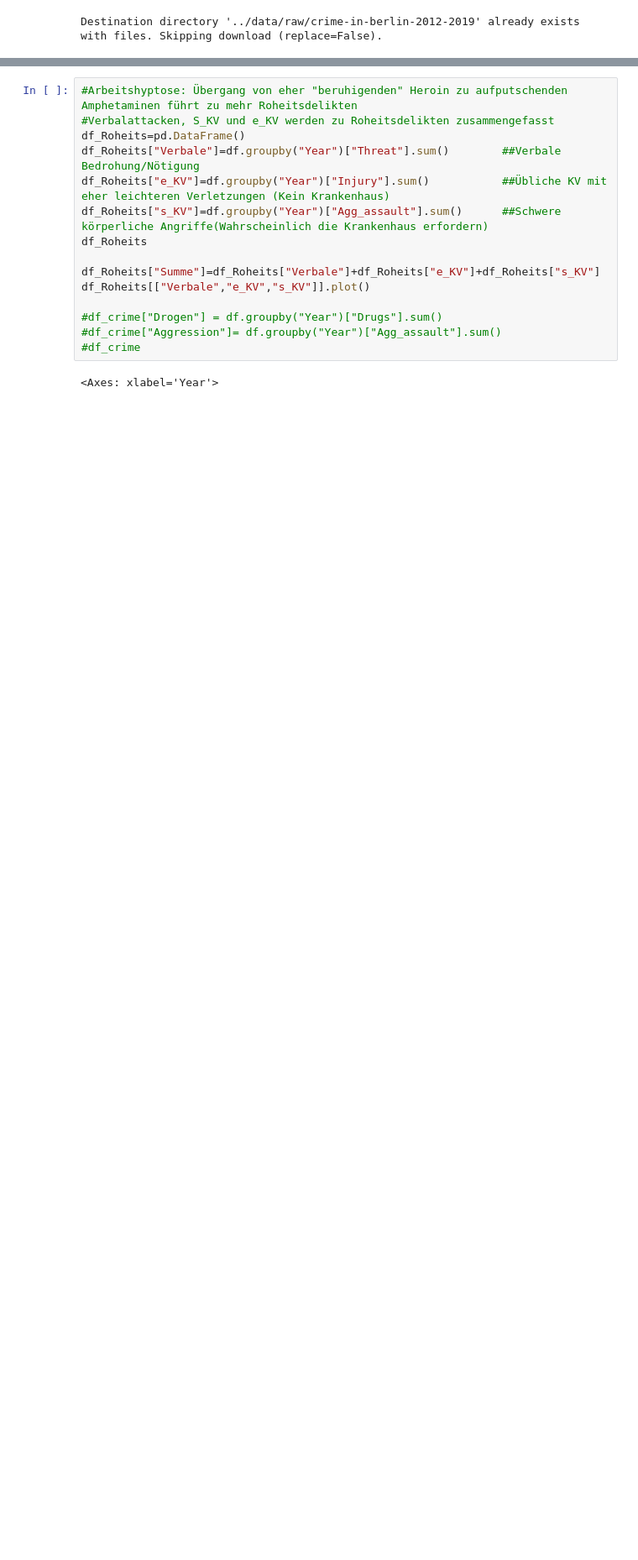
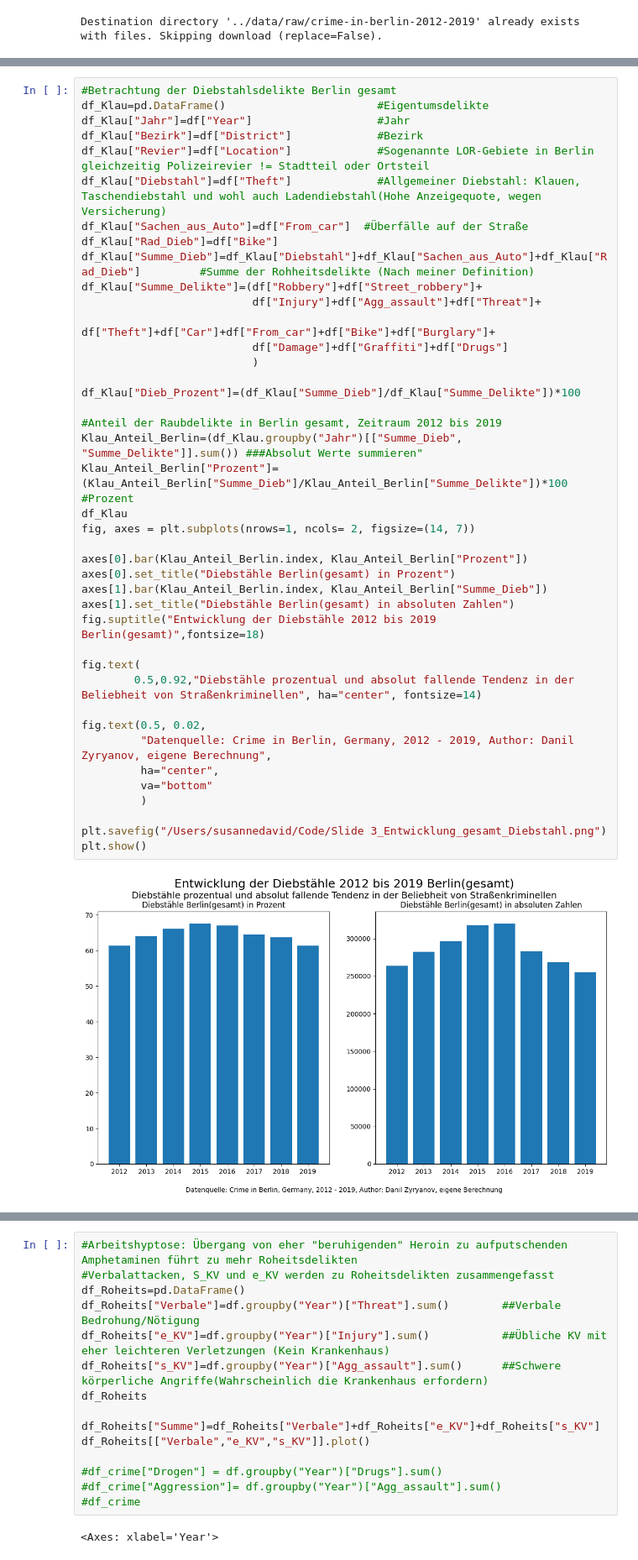
Before and after one commit to bytewalker1972-ux/Portfolio, a Jupyter notebook: notebooks/01_exploration.ipynb, the cells around one changed output, grey strips where cells are left out. Shown at 84% size. Drawn from its saved outputs; the diff is of its cells as text; blank space fills up the shorter version.

```diff
--- a/notebooks/01_exploration.ipynb
+++ b/notebooks/01_exploration.ipynb
@@ -36,0 +190,43 @@ df.tail()
+# %%
+#Betrachtung der Diebstahlsdelikte Berlin gesamt
+df_Klau=pd.DataFrame()                       #Eigentumsdelikte
+df_Klau["Jahr"]=df["Year"]                   #Jahr
+df_Klau["Bezirk"]=df["District"]             #Bezirk
+df_Klau["Revier"]=df["Location"]             #Sogenannte LOR-Gebiete in Berlin gleichzeitig Polizeirevier != Stadtteil oder Ortsteil
+df_Klau["Diebstahl"]=df["Theft"]             #Allgemeiner Diebstahl: Klauen, Taschendiebstahl und wohl auch Ladendiebstahl(Hohe Anzeigequote, wegen Versicherung)
+df_Klau["Sachen_aus_Auto"]=df["From_car"]  #Überfälle auf der Straße
+df_Klau["Rad_Dieb"]=df["Bike"]
+df_Klau["Summe_Dieb"]=df_Klau["Diebstahl"]+df_Klau["Sachen_aus_Auto"]+df_Klau["Rad_Dieb"]         #Summe der Rohheitsdelikte (Nach meiner Definition)
+df_Klau["Summe_Delikte"]=(df["Robbery"]+df["Street_robbery"]+
+                          df["Injury"]+df["Agg_assault"]+df["Threat"]+
+                          df["Theft"]+df["Car"]+df["From_car"]+df["Bike"]+df["Burglary"]+
+                          df["Damage"]+df["Graffiti"]+df["Drugs"]
+                          )
+
+df_Klau["Dieb_Prozent"]=(df_Klau["Summe_Dieb"]/df_Klau["Summe_Delikte"])*100
+
+#Anteil der Raubdelikte in Berlin gesamt, Zeitraum 2012 bis 2019
+Klau_Anteil_Berlin=(df_Klau.groupby("Jahr")[["Summe_Dieb", "Summe_Delikte"]].sum()) ###Absolut Werte summieren"
+Klau_Anteil_Berlin["Prozent"]=(Klau_Anteil_Berlin["Summe_Dieb"]/Klau_Anteil_Berlin["Summe_Delikte"])*100 #Prozent
+df_Klau
+fig, axes = plt.subplots(nrows=1, ncols= 2, figsize=(14, 7))
+
+axes[0].bar(Klau_Anteil_Berlin.index, Klau_Anteil_Berlin["Prozent"])
+axes[0].set_title("Diebstähle Berlin(gesamt) in Prozent")
+axes[1].bar(Klau_Anteil_Berlin.index, Klau_Anteil_Berlin["Summe_Dieb"])
+axes[1].set_title("Diebstähle Berlin(gesamt) in absoluten Zahlen")
+fig.suptitle("Entwicklung der Diebstähle 2012 bis 2019 Berlin(gesamt)",fontsize=18)
+
+fig.text(
+        0.5,0.92,"Diebstähle prozentual und absolut fallende Tendenz in der Beliebheit von Straßenkriminellen", ha="center", fontsize=14)
+
+fig.text(0.5, 0.02,
+         "Datenquelle: Crime in Berlin, Germany, 2012 - 2019, Author: Danil Zyryanov, eigene Berechnung",
+         ha="center",
+         va="bottom"
+         )
+
+plt.savefig("/Users/susannedavid/Code/Slide 3_Entwicklung_gesamt_Diebstahl.png")
+plt.show()
+# %% [output]
+[figure, added]
```
Also changed, not shown: parts of 13 cells of this notebook, 1 other file.
